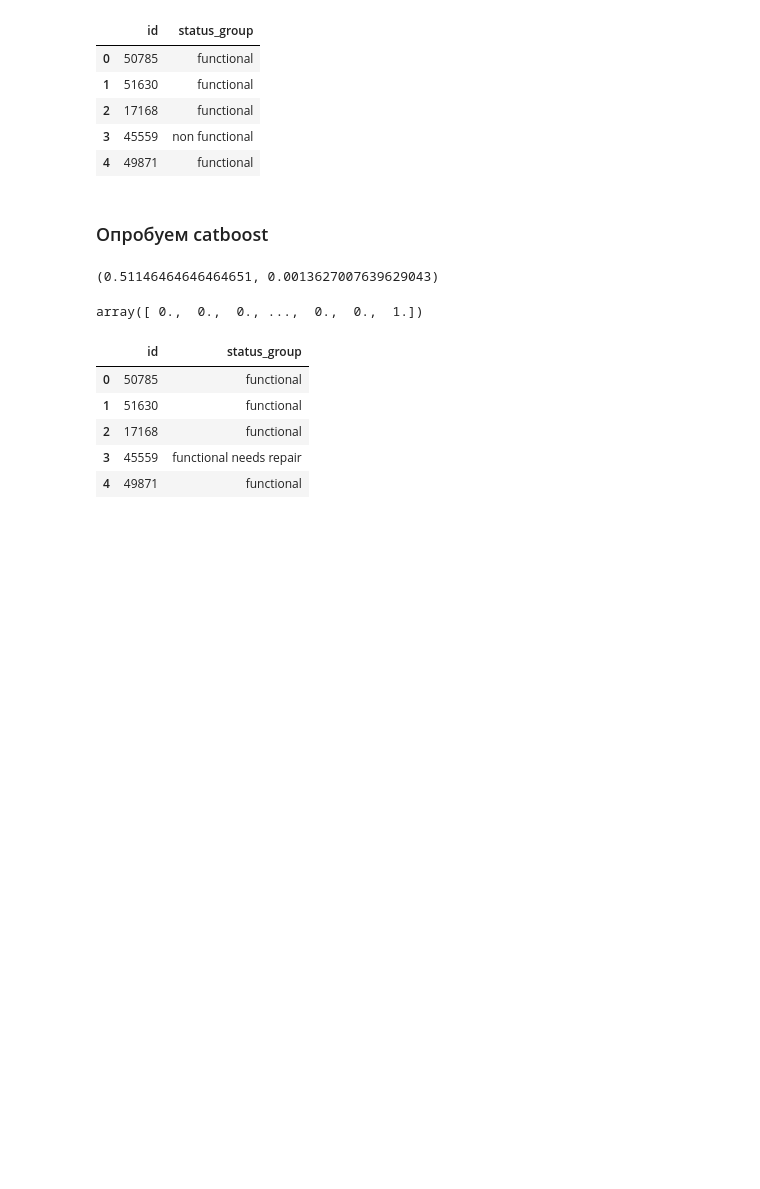
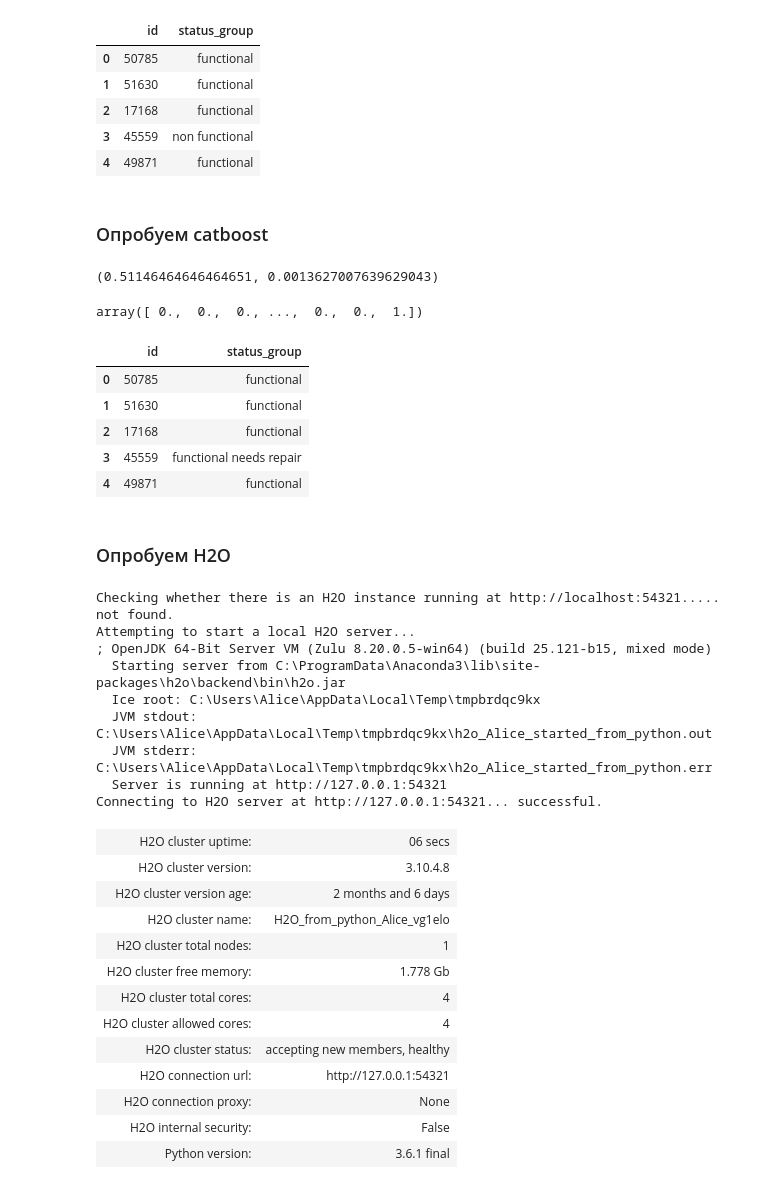
Before and after one commit to lithiumdenis/MLSchool, a Jupyter notebook: 5. Голодающие дети Африки.ipynb, the cells around one changed output. Drawn from its saved outputs; the diff is of its cells as text; code cells hidden in the pictures; blank space fills up the shorter version.

```diff
--- a/5. Голодающие дети Африки.ipynb
+++ b/5. Голодающие дети Африки.ipynb
@@ -402,3 +418,5 @@ ans_nn.head()
 | 4 | 49871 | functional |
 # %%
 ans_nn.to_csv('ans_catboost.csv', index=False)
+# %% [markdown]
+### Опробуем H2O
@@ -404,0 +428,25 @@ ans_nn.to_csv('ans_catboost.csv', index=False)
+# %%
+h2o.init()
+# %% [output]
+Checking whether there is an H2O instance running at http://localhost:54321..... not found.
+Attempting to start a local H2O server...
+; OpenJDK 64-Bit Server VM (Zulu 8.20.0.5-win64) (build 25.121-b15, mixed mode)
+  Starting server from C:\ProgramData\Anaconda3\lib\site-packages\h2o\backend\bin\h2o.jar
+  Ice root: C:\Users\Alice\AppData\Local\Temp\tmpbrdqc9kx
+  JVM stdout: C:\Users\Alice\AppData\Local\Temp\tmpbrdqc9kx\h2o_Alice_started_from_python.out
+  JVM stderr: C:\Users\Alice\AppData\Local\Temp\tmpbrdqc9kx\h2o_Alice_started_from_python.err
+  Server is running at http://127.0.0.1:54321
+Connecting to H2O server at http://127.0.0.1:54321... successful.
+| H2O cluster uptime: | 06 secs |
+| H2O cluster version: | 3.10.4.8 |
+| H2O cluster version age: | 2 months and 6 days |
+| H2O cluster name: | H2O_from_python_Alice_vg1elo |
+| H2O cluster total nodes: | 1 |
+| H2O cluster free memory: | 1.778 Gb |
+| H2O cluster total cores: | 4 |
+| H2O cluster allowed cores: | 4 |
+| H2O cluster status: | accepting new members, healthy |
+| H2O connection url: | http://127.0.0.1:54321 |
+| H2O connection proxy: | None |
+| H2O internal security: | False |
+| Python version: | 3.6.1 final |
```
Also changed, not shown: parts of 13 cells of this notebook, 4 other files.
